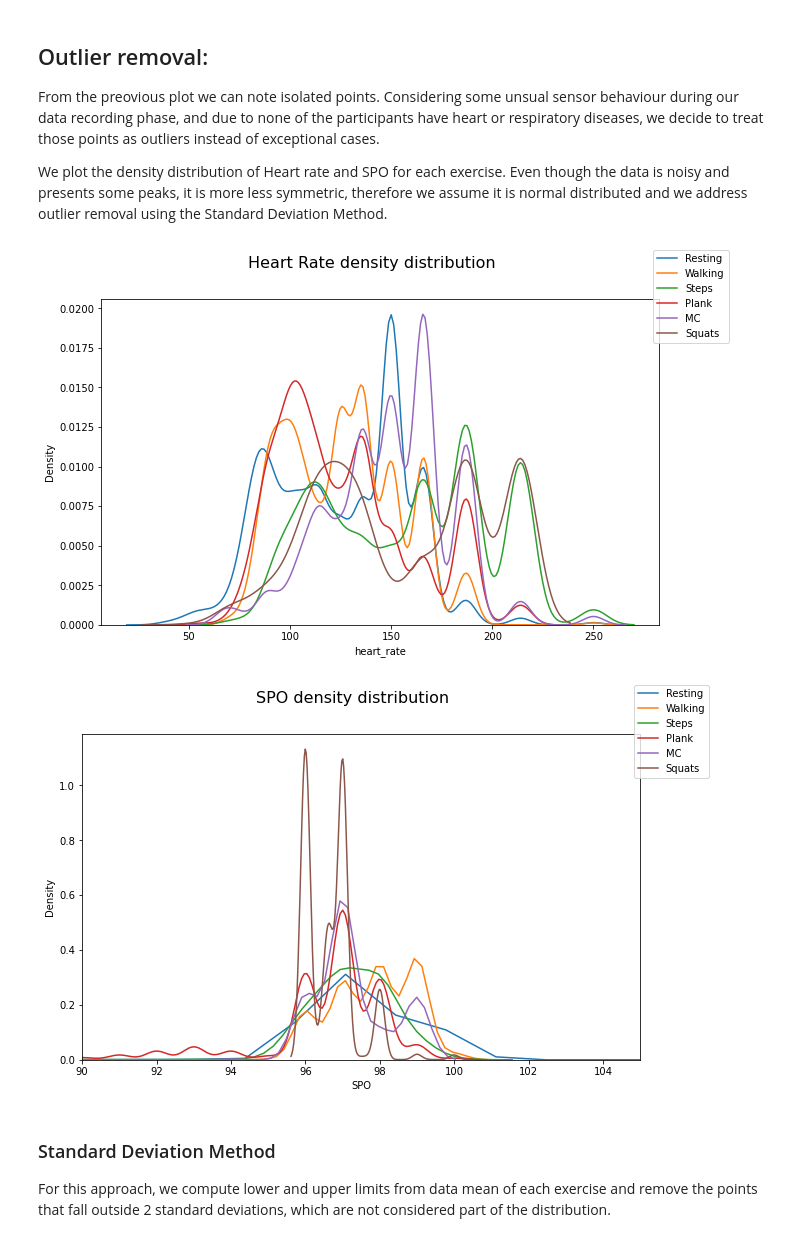
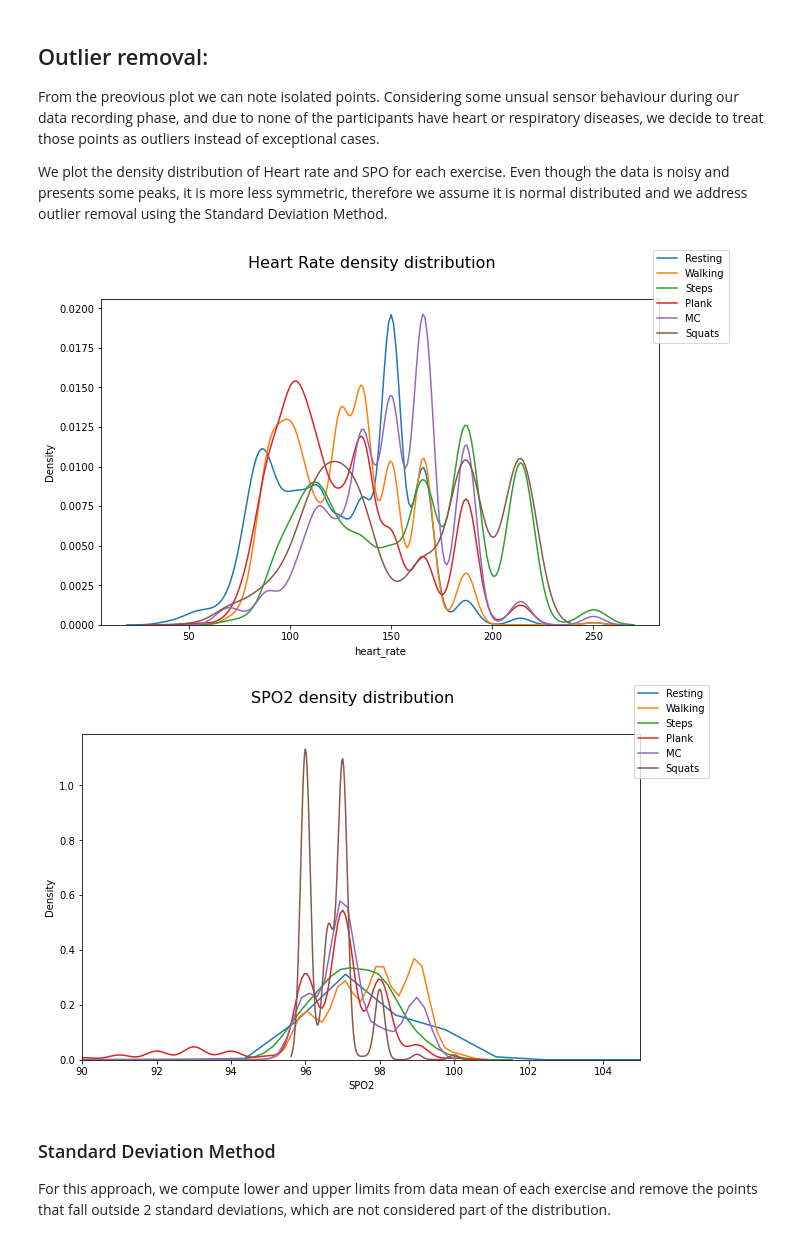
Before and after one commit to rushanmukherjee/Vitals-Classification-Data-Preparation, a Jupyter notebook: create_dataset/DS_data_group_18.ipynb, the cells around one changed output. Cells and saved outputs as stored; diff of their text form; code cells hidden in the pictures.

```diff
--- a/create_dataset/DS_data_group_18.ipynb
+++ b/create_dataset/DS_data_group_18.ipynb
@@ -255,30 +263,31 @@ We plot the density distribution of Heart rate and SPO for each exercise. Even t
 # %%
 # Data distribution for raw data
 fig = plt.figure(figsize=(10,6))
 sns.distplot(data_set_v_0['heart_rate'], hist=False)
 sns.distplot(data_set_v_1['heart_rate'], hist=False)
 sns.distplot(data_set_v_2['heart_rate'], hist=False)
 sns.distplot(data_set_v_3['heart_rate'], hist=False)
 sns.distplot(data_set_v_4['heart_rate'], hist=False)
 sns.distplot(data_set_v_5['heart_rate'], hist=False)
 fig.legend(labels=['Resting','Walking', 'Steps', 'Plank', 'MC', 'Squats'])
 fig.suptitle('Heart Rate density distribution', fontsize=16)
 plt.show()
 
 fig = plt.figure(figsize=(10,6))
 sns.distplot(data_set_v_0['SPO'], hist=False)
 sns.distplot(data_set_v_1['SPO'], hist=False)
 sns.distplot(data_set_v_2['SPO'], hist=False)
 sns.distplot(data_set_v_3['SPO'], hist=False)
 sns.distplot(data_set_v_4['SPO'], hist=False)
 sns.distplot(data_set_v_5['SPO'], hist=False)
 fig.legend(labels=['Resting','Walking', 'Steps', 'Plank', 'MC', 'Squats'])
 plt.xlim(90, 105)
-fig.suptitle('SPO density distribution', fontsize=16)
+plt.xlabel('SPO2')
+fig.suptitle('SPO2 density distribution', fontsize=16)
 plt.show()
 # %% [output]
 [figure]
-[figure, old version]
+[figure, new version]
 # %% [markdown]
 ### Standard Deviation Method
 For this approach, we compute lower and upper limits from data mean of each exercise and remove the points that fall outside 2 standard deviations, which are not considered part of the distribution.
```
Also changed, not shown: parts of 10 cells of this notebook.
